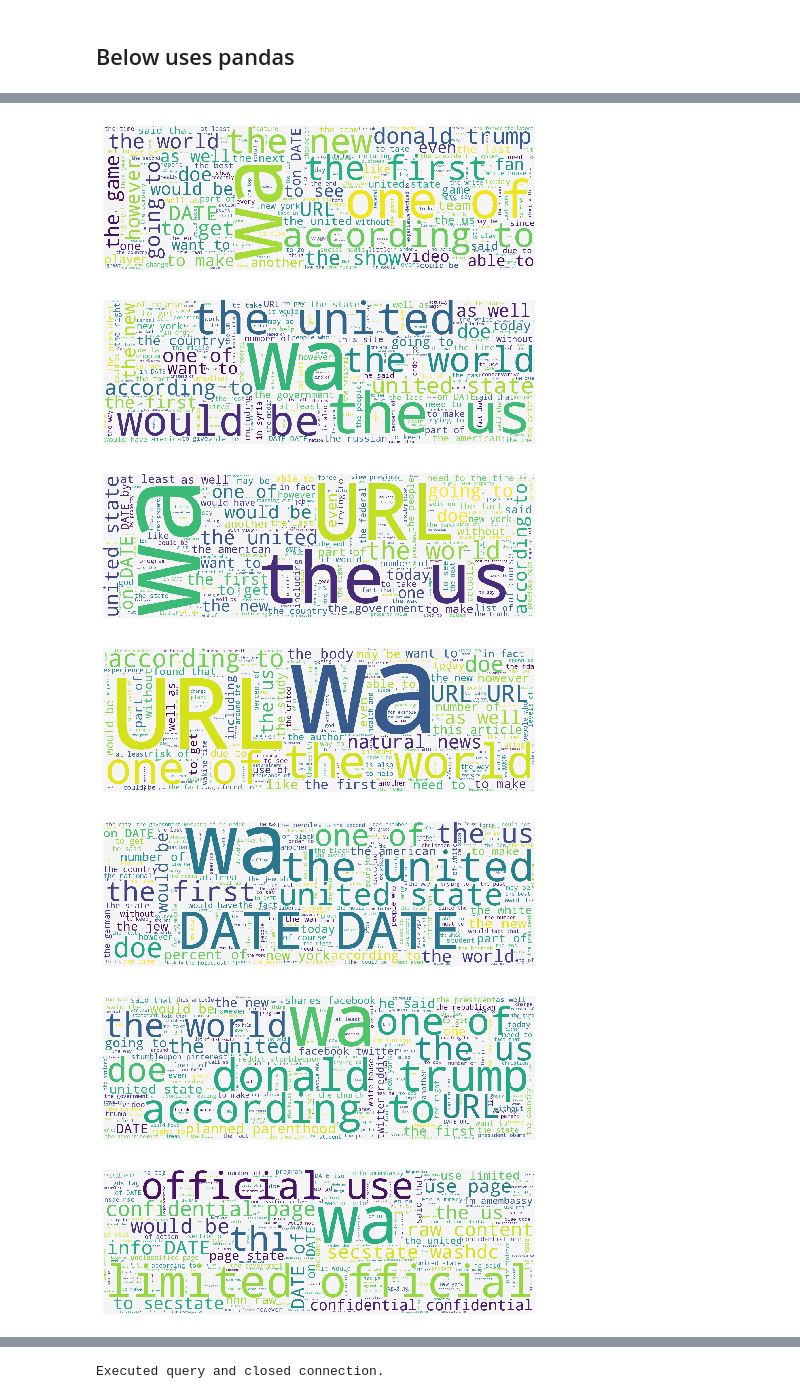
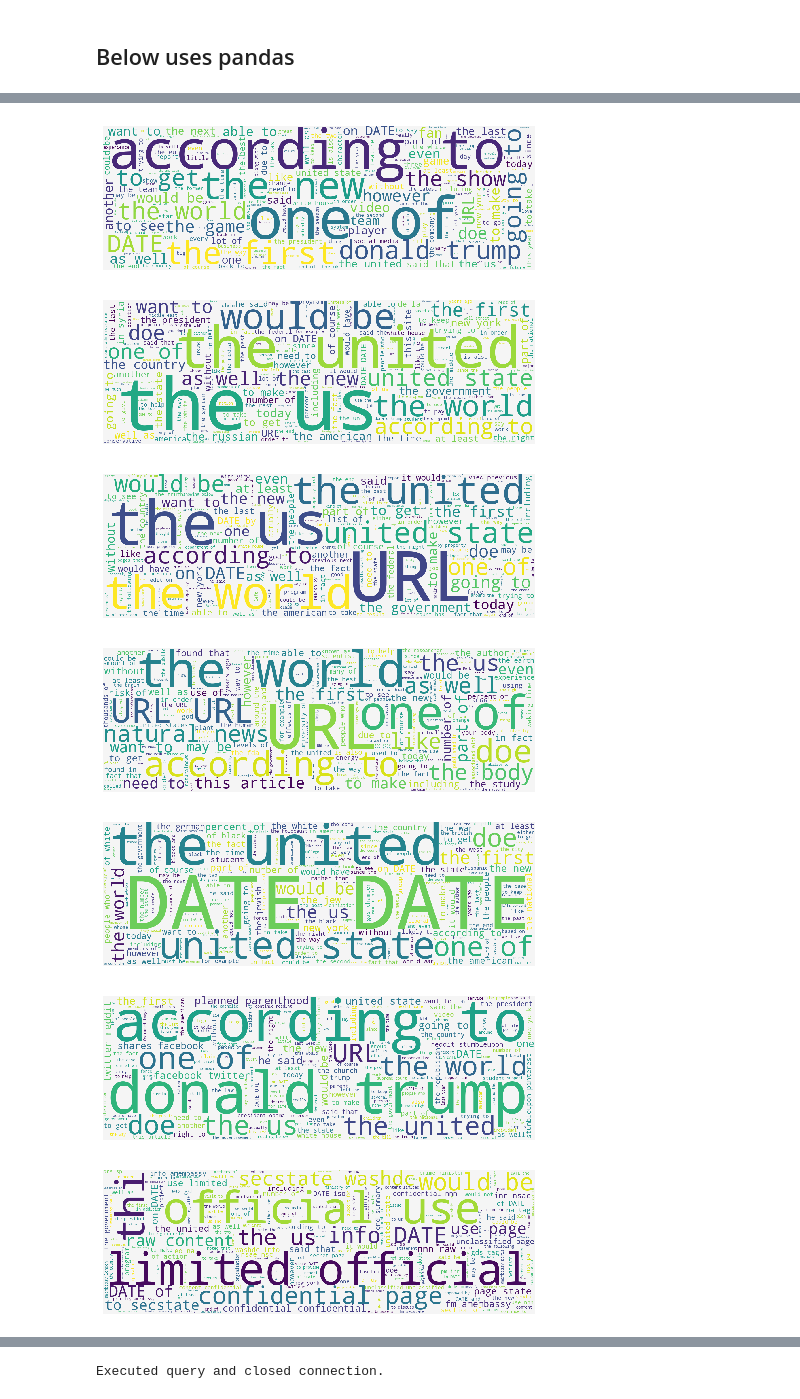
Before and after one commit to SystemOut1324/Datascience_Final_Project, a Jupyter notebook: Appendix/Manual/Setup_exploration_daniel.ipynb, the cells around one changed output, grey strips where cells are left out. Cells and saved outputs as stored; diff of their text form; code cells hidden in the pictures.

Commit message:
new wordclouds

```diff
--- a/Appendix/Manual/Setup_exploration_daniel.ipynb
+++ b/Appendix/Manual/Setup_exploration_daniel.ipynb
@@ -37,7 +37,7 @@ from nltk.corpus import stopwords
 
 
 # Print wordcloud for a given type and save as an image
-def wordcloud(df_in=df, article_type='reliable', num=250, path='../Data_sample/wordcloud/', size=(1500,500), removeWords=[]):
+def wordcloud(df_in=df, article_type='reliable', num=50, path='../Data_sample/wordcloud/', size=(1500,500), removeWords=[]):
     # Get num of articles with given type
     type_text = df_in['content'].loc[df_in['type'] == article_type].head(num)
 
@@ -63,14 +63,45 @@ def wordcloud(df_in=df, article_type='reliable', num=250, path='../Data_sample/w
     plt.axis('off')
     plt.savefig(path+article_type+'_wordcloud.png', figsize = size, dpi=300)
 
+# # using our tokens - not much better because of WordCloud-func
+# def wordcloud2(df_in=df, article_type='reliable', num=50, path='../Data_sample/wordcloud/', size=(1500,500), removeWords=['the']):
+#     # Create dict
+#     values = df['content_tokenize'].loc[df['type'] == t].explode().value_counts().keys().tolist()
+#     counts = df['content_tokenize'].loc[df['type'] == t].explode().value_counts().tolist()
+#     value_dict = dict(zip(values, counts))
+
+#     # Create blacklist - combine stopwords with user input
+#     blackList = set(stopwords.words('english'))
+#     blackList.update(removeWords)
+
+#     keys_to_remove = removeWords
+#     # Remove words
+#     for k in keys_to_remove:
+#         try:
+#             del value_dict[k]
+#         except KeyError:
+#             pass
+
+
+#     # Create the wordcloud object
+#     wordcloud = WordCloud(font_path=None, width = size[0], height=size[1],
+#                 max_words=200,  stopwords=None, background_color='whitesmoke', max_font_size=None, font_step=1, mode='RGB',
+#                 collocations=True, colormap=None, normalize_plurals=True).generate_from_frequencies(value_dict)
+
+#     fig = plt.figure()
+#     ax = plt.axes([0,0,1,1])
+#     plt.imshow(wordcloud, interpolation="nearest")
+#     plt.axis('off')
+#     plt.savefig('_wordcloud.png', figsize = size, dpi=300)
+
+# # testprint
+# wordcloud2(removeWords=words)
+
 # Types used in wordcloud
 types = df['type'].unique().tolist()
 
-# Blacklist of words
-words=['hi','ha']
-
-# # testprint
-# wordcloud(removeWords=words)
+# Blacklist of words - some from dataset some from function(wordcloud)
+words=['ha', 'hi', 'wa']
 
 # Generate wordcloud for each type
 for t in types:
@@ -91,7 +122,7 @@ reliable
-[figure, old version]
+[figure, new version]
-[figure, old version]
+[figure, new version]
-[figure, old version]
+[figure, new version]
-[figure, old version]
+[figure, new version]
-[figure, old version]
+[figure, new version]
-[figure, old version]
+[figure, new version]
-[figure, old version]
+[figure, new version]
```
Also changed, not shown: parts of 8 cells of this notebook, 10 other files.
